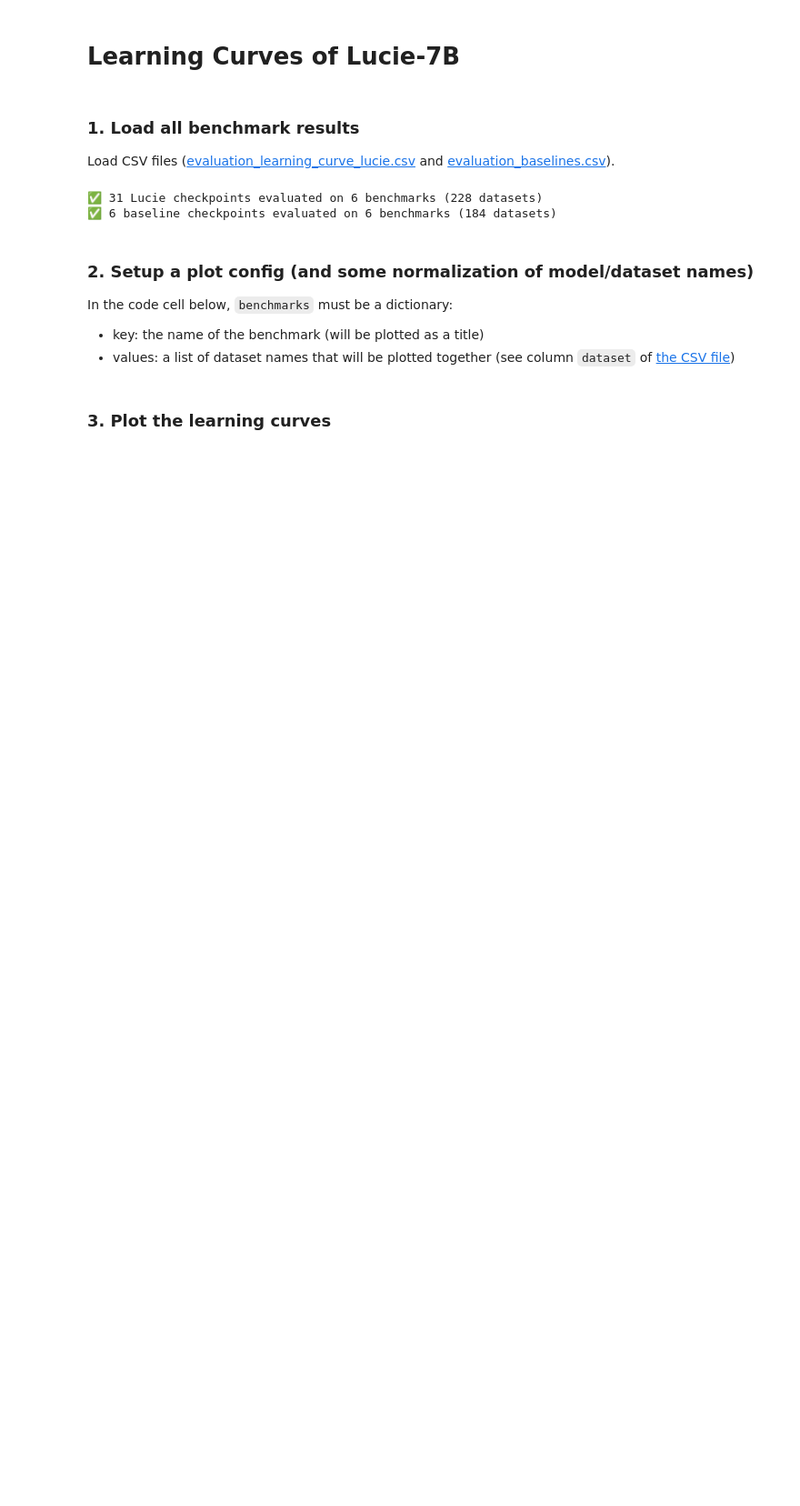
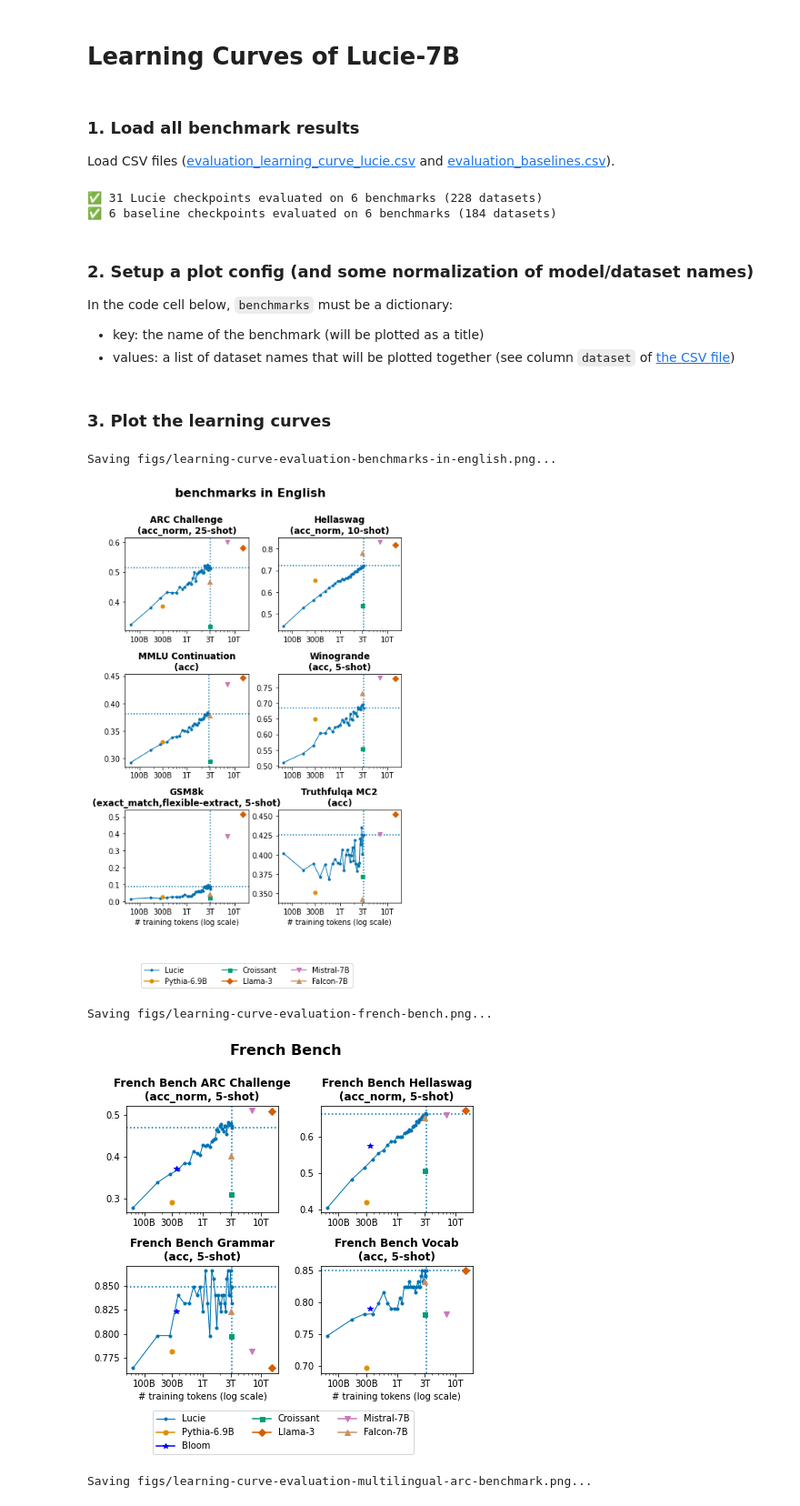
Before and after one commit to OpenLLM-France/Lucie-Training, a Jupyter notebook: chronicles/pretrain/plot_learning_curves.ipynb, the cells around one changed output. Shown at 91% size. Cells and saved outputs as stored; diff of their text form; code cells hidden in the pictures; blank space fills up the shorter version.

Commit message:
better (adaptative) scale of the figure

```diff
--- a/chronicles/pretrain/plot_learning_curves.ipynb
+++ b/chronicles/pretrain/plot_learning_curves.ipynb
@@ -34,14 +34,21 @@ In the code cell below, `benchmarks` must be a dictionary:
 # What to plot
 BENCHMARKS = {
     "benchmarks in English":
-        ["arc_challenge", "hellaswag", "mmlu_continuation", "winogrande", "gsm8k", "truthfulqa_mc2"],
+        [
+            "arc_challenge",        "hellaswag",
+            "mmlu_continuation",    "winogrande",
+            "gsm8k",                "truthfulqa_mc2",
+        ],
     "French Bench":
         [
-            "french_bench_arc_challenge", "french_bench_hellaswag",
-            "french_bench_grammar", "french_bench_vocab",
+            "french_bench_arc_challenge",   "french_bench_hellaswag",
+            "french_bench_grammar",         "french_bench_vocab",
         ],
     "Multilingual ARC benchmark":
-        ["arc_fr", "arc_es", "arc_de", "arc_it"],
+        [
+            "arc_fr",   "arc_es",
+            "arc_de",   "arc_it",
+        ],
 }
 
 # Output folder to save figures
@@ -212,7 +219,7 @@ def plot_learning_curves_batch(
     ncols = min(2, len(benchmark_names))
     nrows = (len(benchmark_names) + 1) // ncols
 
-    fig, ax = plt.subplots(nrows, ncols, figsize=(6, 9))
+    fig, ax = plt.subplots(nrows, ncols, figsize=(3 * ncols, 3.5 * nrows))
 
     for i_bench, benchmark_name in enumerate(benchmark_names):
         plt.subplot(nrows, ncols, i_bench+1)
@@ -232,30 +239,36 @@ def plot_learning_curves_batch(
         plt.suptitle(title, fontsize=16, weight='bold', y=0.9)  # Reduce y value to bring the title closer
 
     # Adjust layout to add space for legend
     fig.subplots_adjust(bottom=0.2)
 
     # Set a single legend after the plots
     ax = plt.subplot(nrows, ncols, 1)
     handles, labels = ax.get_legend_handles_labels()
     fig.legend(handles, labels, loc='lower center', fontsize=10, ncol=3)  # Legend after plots
 
     fig.tight_layout(rect=[0, 0.1, 1, 0.9])  # Adjust the plot to fit in the figure
     if filename:
         print(f"Saving {filename}...")
         plt.savefig(filename, facecolor='w', bbox_inches='tight')
     plt.show()
 
 
 for title, dataset_names in BENCHMARKS.items():
 
     filename = None
     if OUTPUT_FOLDER:
         filename = os.path.join(OUTPUT_FOLDER, slugify.slugify(f"learning_curve_evaluation_{title}") + ".png")
 
     plot_learning_curves_batch(
         lucie_results,
         baseline_results,
         dataset_names,
         title=title,
         filename=filename,
     )
+# %% [output]
+Saving figs/learning-curve-evaluation-benchmarks-in-english.png...
+[figure, added]
+Saving figs/learning-curve-evaluation-french-bench.png...
+[figure, added]
+Saving figs/learning-curve-evaluation-multilingual-arc-benchmark.png...
```
Also changed, not shown: parts of 1 cell of this notebook, 3 other files.
